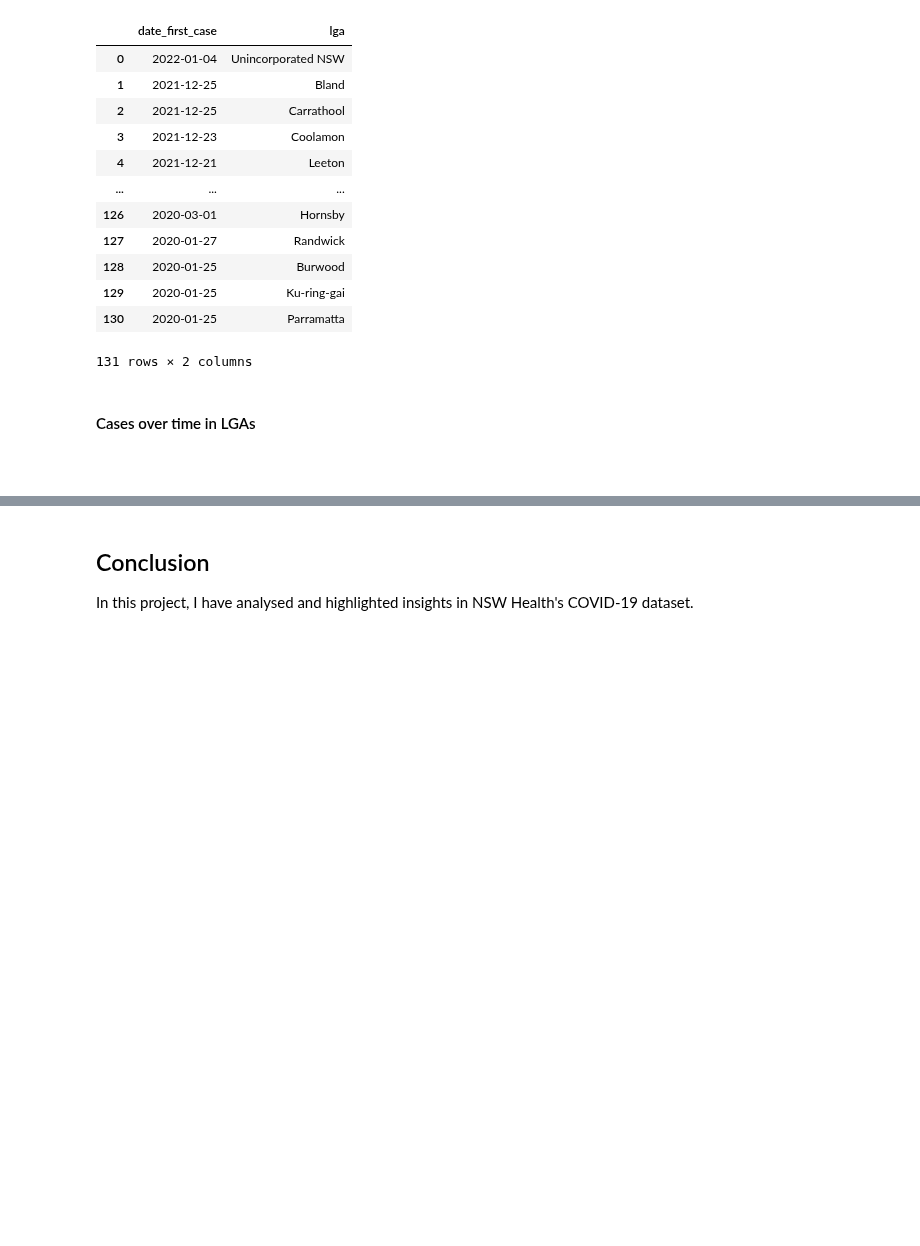
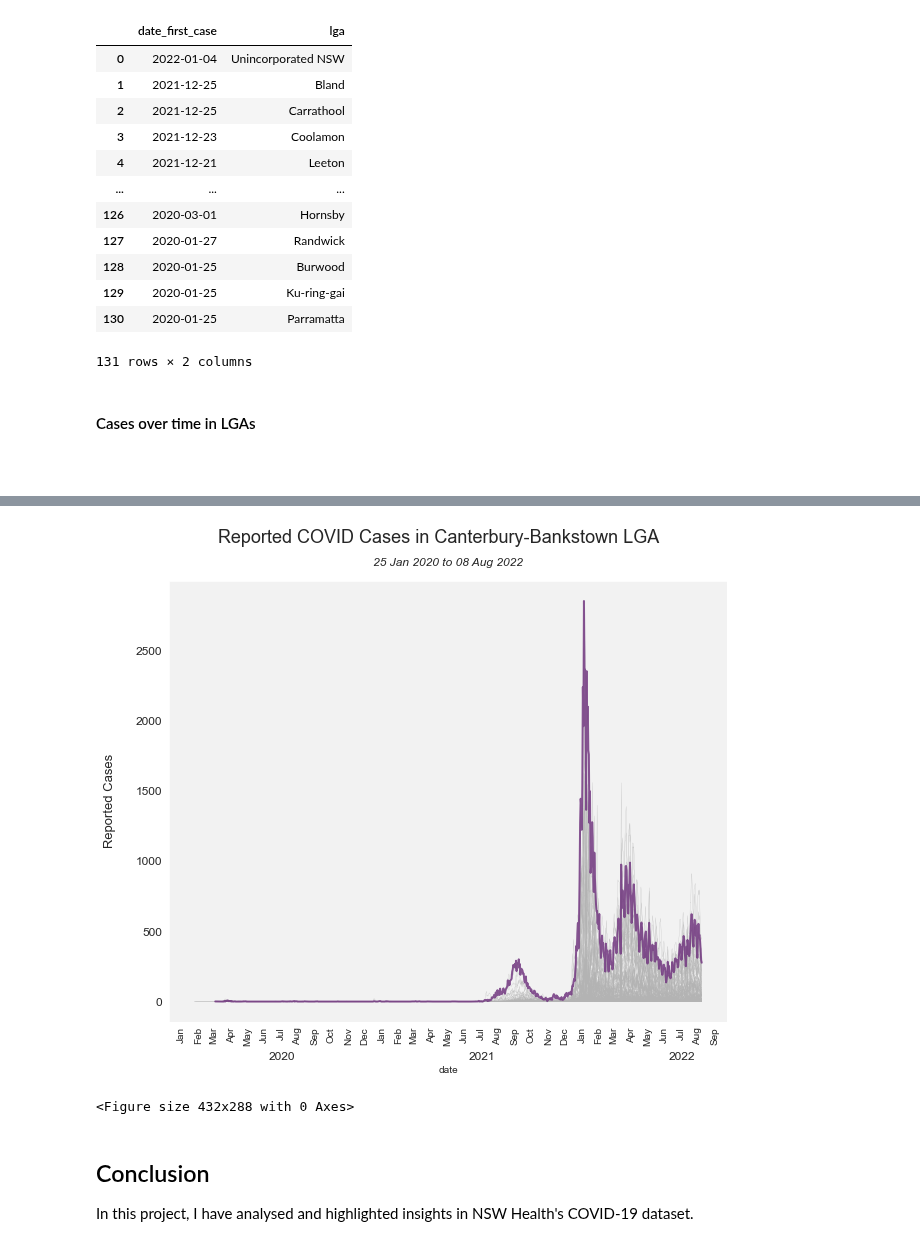
Before and after one commit to henrylin03/covid-nsw, a Jupyter notebook: covid-nsw.ipynb, the cells around one changed output, grey strips where cells are left out. Saved outputs shown, nothing was run; the diff lists cells and outputs as text; code cells hidden in the pictures; blank space fills up the shorter version.

```diff
--- a/covid-nsw.ipynb
+++ b/covid-nsw.ipynb
@@ -718,4 +723,9 @@ plot_colour_lga("Northern Beaches", "#0069c0")
 <Figure size 432x288 with 0 Axes>
+# %%
+plot_colour_lga("Canterbury-Bankstown", "#6d2f7c")
+# %% [output]
+[figure, added]
+<Figure size 432x288 with 0 Axes>
 # %% [markdown]
 ## Conclusion
 
```
Also changed, not shown: parts of 3 cells of this notebook.
